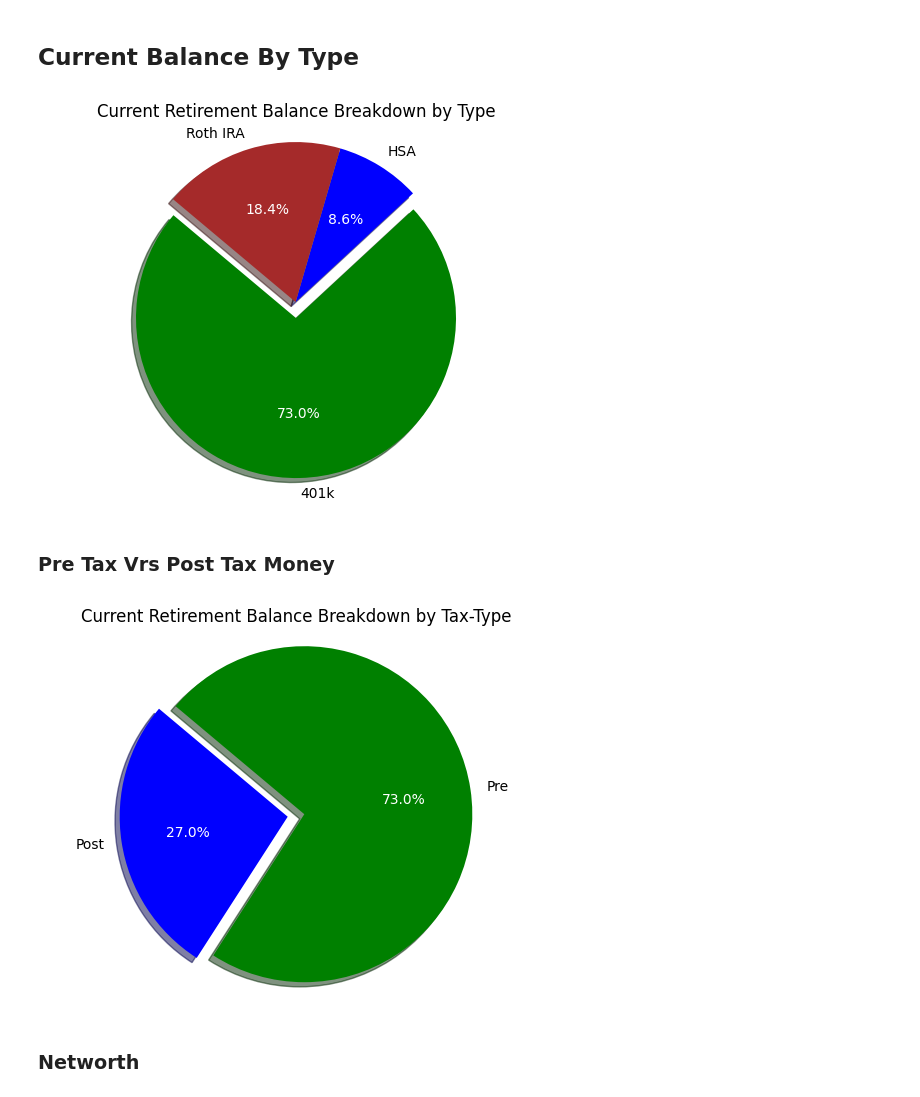
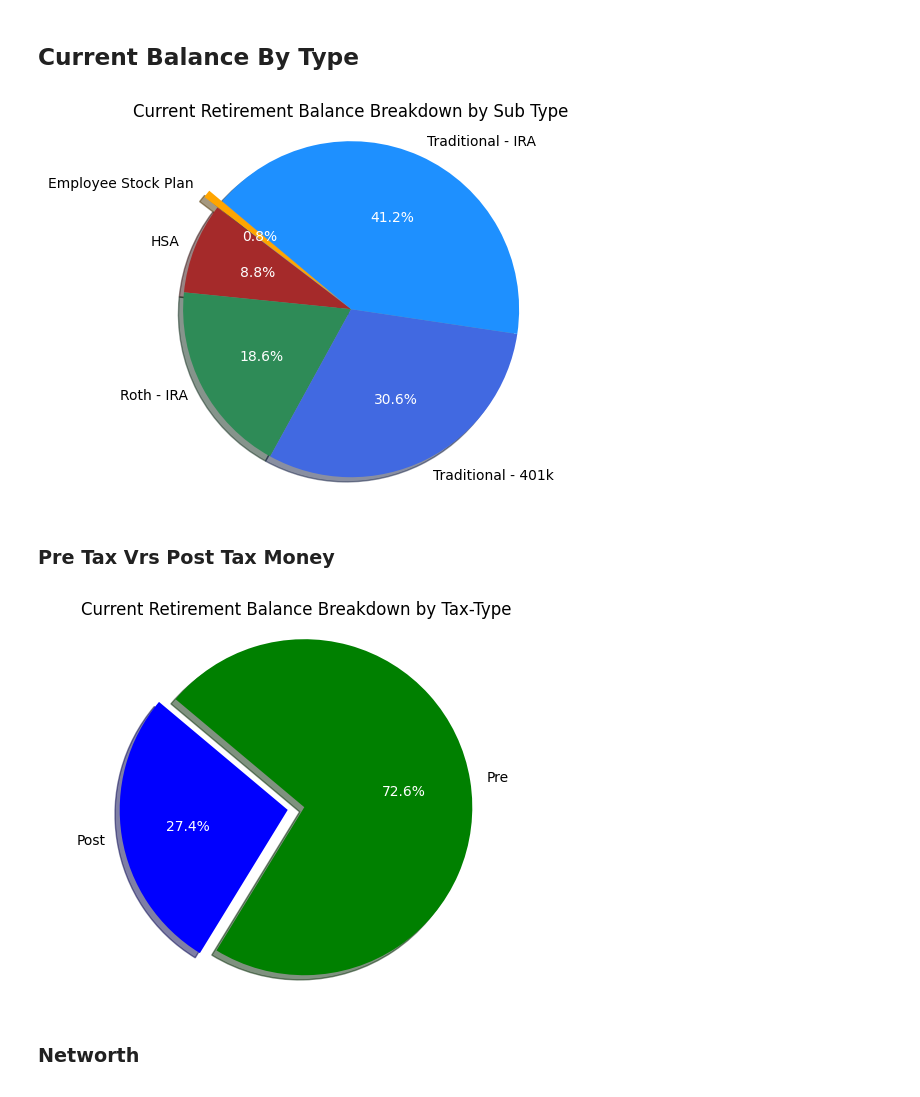
Before and after one commit to rkrall85/learning-through-bits, a Jupyter notebook: FIRE/reports/fire_trackers.ipynb, the cells around one changed output. Drawn from its saved outputs; the diff is of its cells as text; code cells hidden in the pictures.

```diff
--- a/FIRE/reports/fire_trackers.ipynb
+++ b/FIRE/reports/fire_trackers.ipynb
@@ -29,20 +29,20 @@ fire_progress_bar(current_balance, previous_balance, goal_balances, goal_dates,
 # %% [markdown]
 ## Current Balance By Type
 # %%
-current_balance_df = ReportsClass.get_end_of_year_total_retirement_balance(year=2024)
-df = current_balance_df.groupby(['Type']).agg(Balances=('Balance', 'sum')).reset_index()
-pie_chart_balance_breakdown(df)
+current_balance_df = ReportsClass.get_end_of_year_total_retirement_balance(year=datetime.today().year)
+df = current_balance_df.groupby(['Sub Type']).agg(Balances=('Balance', 'sum')).reset_index()
+pie_chart_balance_breakdown(df, by_column='Sub Type')
 # %% [output]
-[figure, old version]
+[figure, new version]
 # %% [markdown]
 ### Pre Tax Vrs Post Tax Money
 # %%
 current_balance_df = current_balance_df.copy()  # Create a copy of the DataFrame
-current_balance_df['Tax-Type'] = current_balance_df['Type'].apply(lambda x: 'Post' if 'Roth' in x or x == 'HSA' else 'Pre')
+current_balance_df['Tax-Type'] = current_balance_df['Sub Type'].apply(lambda x: 'Post' if 'Roth' in x or x == 'HSA' else 'Pre')
 df = current_balance_df.groupby(['Tax-Type']).agg(Balances=('Balance', 'sum')).reset_index()
 pie_chart_balance_breakdown(df, by_column='Tax-Type')
 # %% [output]
-[figure, old version]
+[figure, new version]
 # %% [markdown]
 ### Networth
 # %%
```
Also changed, not shown: parts of 1 cell of this notebook, 10 other files.
